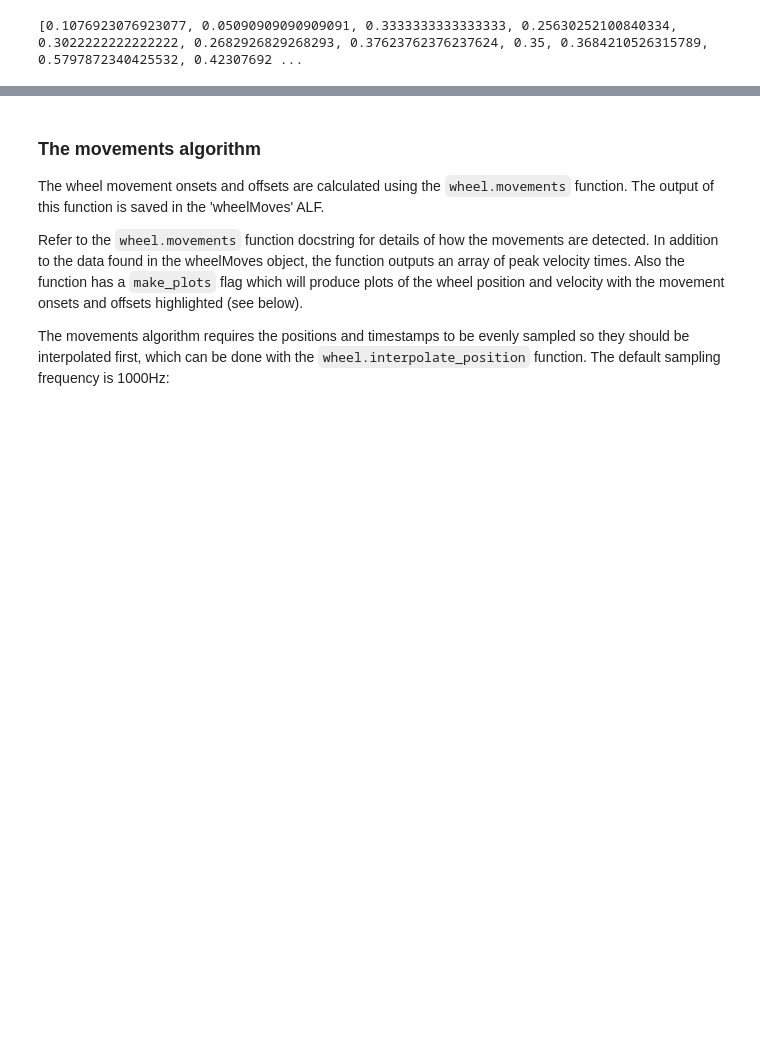
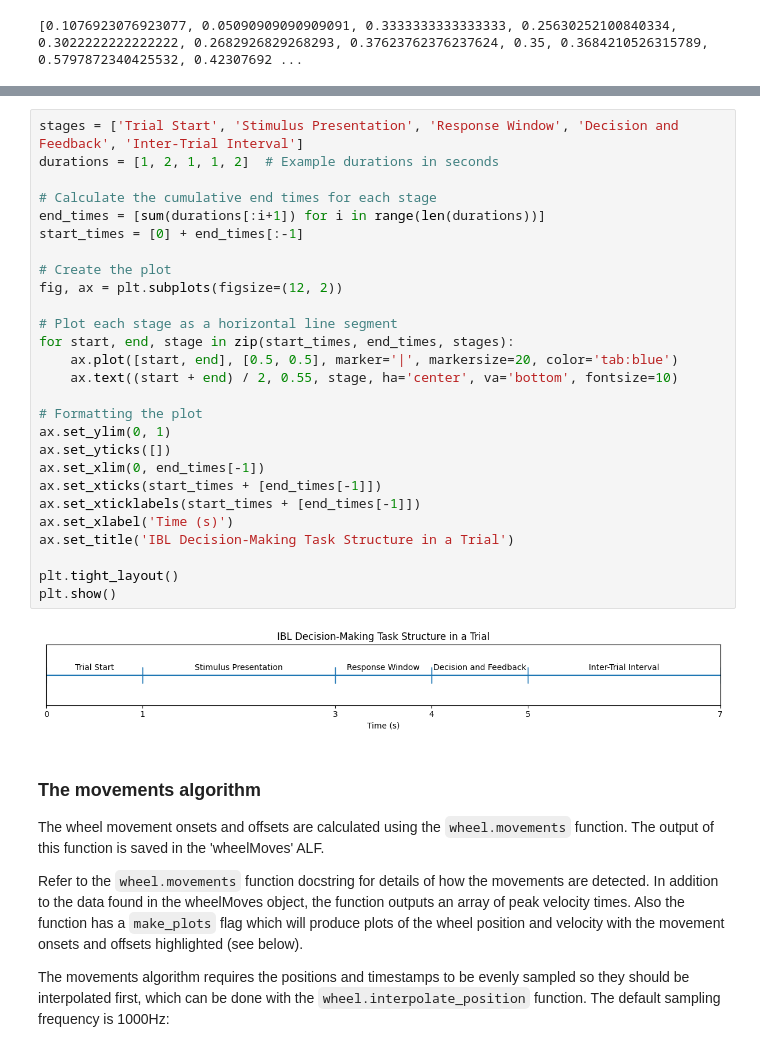
Before and after one commit to edwardyan95/ibllib, a Jupyter notebook: examples/EY_behavior_preprocess.ipynb, the cells around one changed output, grey strips where cells are left out. Saved outputs shown, nothing was run; the diff lists cells and outputs as text; blank space fills up the shorter version.

```diff
--- a/examples/EY_behavior_preprocess.ipynb
+++ b/examples/EY_behavior_preprocess.ipynb
@@ -176,3 +185,32 @@ plt.savefig(os.path.join(subject_dir, 'training_summary.png'))
+# %%
+stages = ['Trial Start', 'Stimulus Presentation', 'Response Window', 'Decision and Feedback', 'Inter-Trial Interval']
+durations = [1, 2, 1, 1, 2]  # Example durations in seconds
+
+# Calculate the cumulative end times for each stage
+end_times = [sum(durations[:i+1]) for i in range(len(durations))]
+start_times = [0] + end_times[:-1]
+
+# Create the plot
+fig, ax = plt.subplots(figsize=(12, 2))
+
+# Plot each stage as a horizontal line segment
+for start, end, stage in zip(start_times, end_times, stages):
+    ax.plot([start, end], [0.5, 0.5], marker='|', markersize=20, color='tab:blue')
+    ax.text((start + end) / 2, 0.55, stage, ha='center', va='bottom', fontsize=10)
+
+# Formatting the plot
+ax.set_ylim(0, 1)
+ax.set_yticks([])
+ax.set_xlim(0, end_times[-1])
+ax.set_xticks(start_times + [end_times[-1]])
+ax.set_xticklabels(start_times + [end_times[-1]])
+ax.set_xlabel('Time (s)')
+ax.set_title('IBL Decision-Making Task Structure in a Trial')
+
+plt.tight_layout()
+plt.show()
+# %% [output]
+[figure, added]
 # %% [markdown]
 ### The movements algorithm
 The wheel movement onsets and offsets are calculated using the `wheel.movements` function.  The output of this function is saved in the 'wheelMoves' ALF.
```
Also changed, not shown: parts of 3 cells of this notebook, 7 other files.
